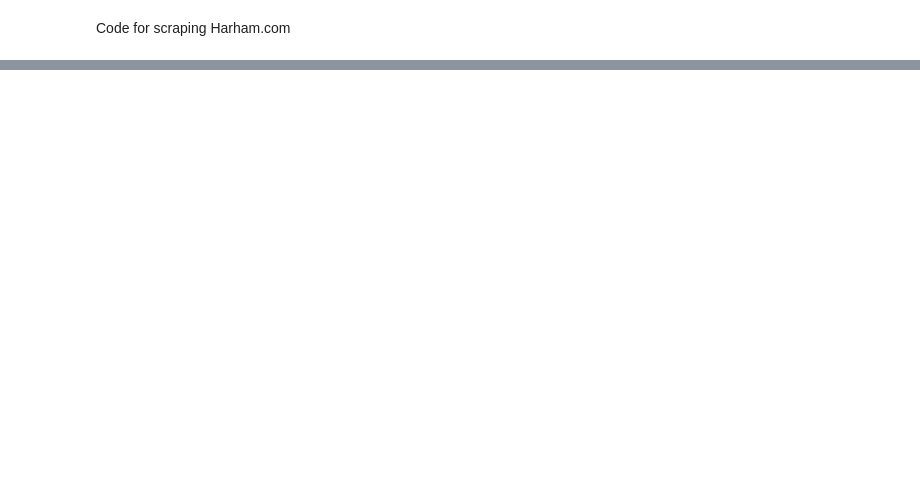
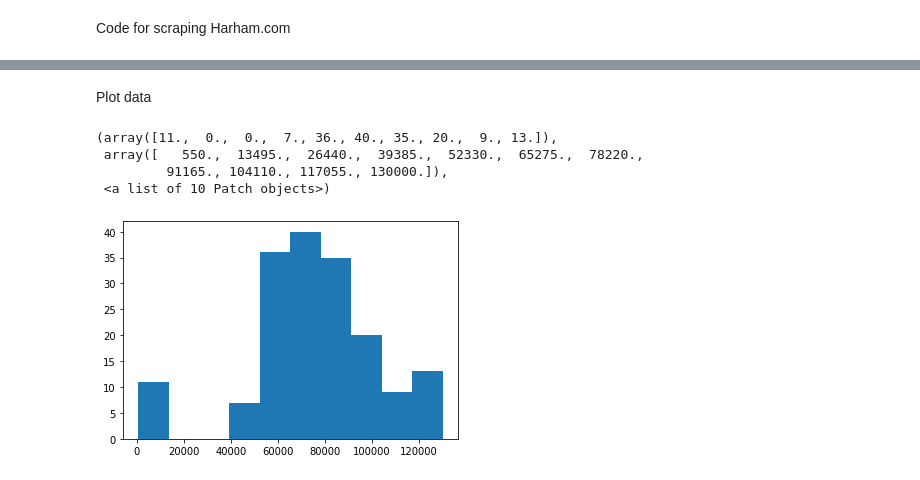
Before and after one commit to jamobe/DataScienceJobs, a Jupyter notebook: notebooks/web-scraping_harnham.ipynb, the cells around one changed output, grey strips where cells are left out. Saved outputs shown, nothing was run; the diff lists cells and outputs as text; code cells hidden in the pictures; blank space fills up the shorter version.

Commit message:
revised harnham file and cleaner data

```diff
--- a/notebooks/web-scraping_harnham.ipynb
+++ b/notebooks/web-scraping_harnham.ipynb
@@ -84,0 +224,5 @@ info.shape
+# %%
+# check for salary anomalies
+data[data['salary_high']/data['salary_low']>3]
+#correct the mistake
+data.loc[data['salary_high']==max(data['salary_high']),'salary_high']=65000
@@ -84,0 +300,10 @@ info.shape
+# %% [markdown]
+Plot data
+# %%
+plt.hist(data['salary_high'])
+# %% [output]
+(array([11.,  0.,  0.,  7., 36., 40., 35., 20.,  9., 13.]),
+ array([   550.,  13495.,  26440.,  39385.,  52330.,  65275.,  78220.,
+         91165., 104110., 117055., 130000.]),
+ <a list of 10 Patch objects>)
+[figure, added]
```
Also changed, not shown: parts of 23 cells of this notebook, 1 other file.
